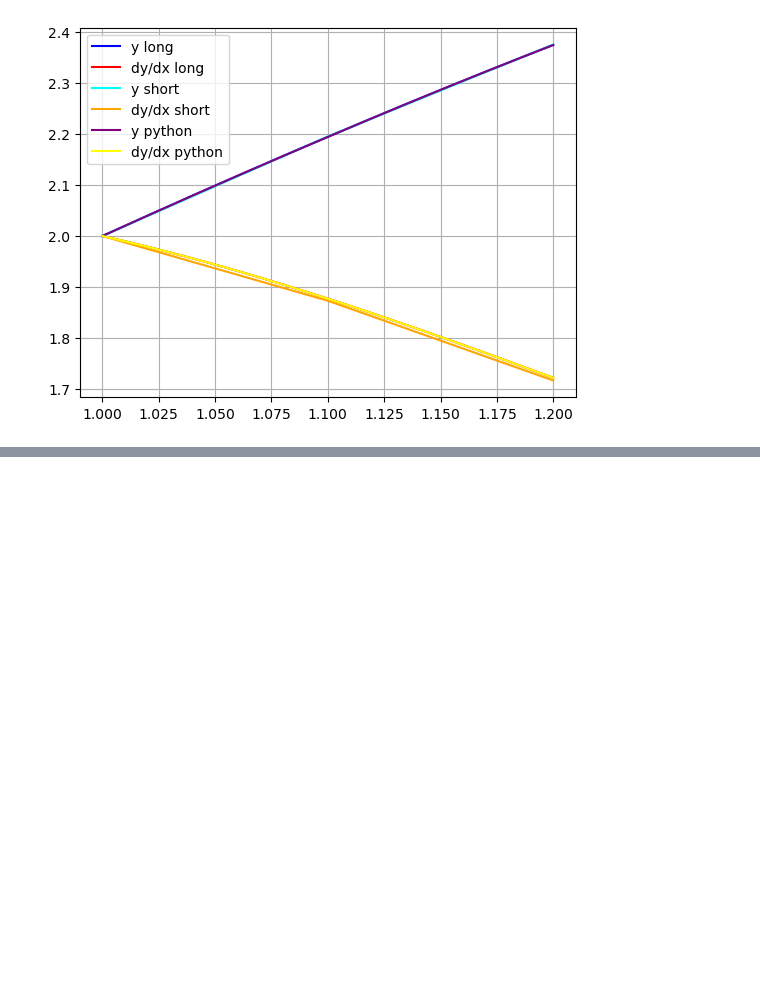
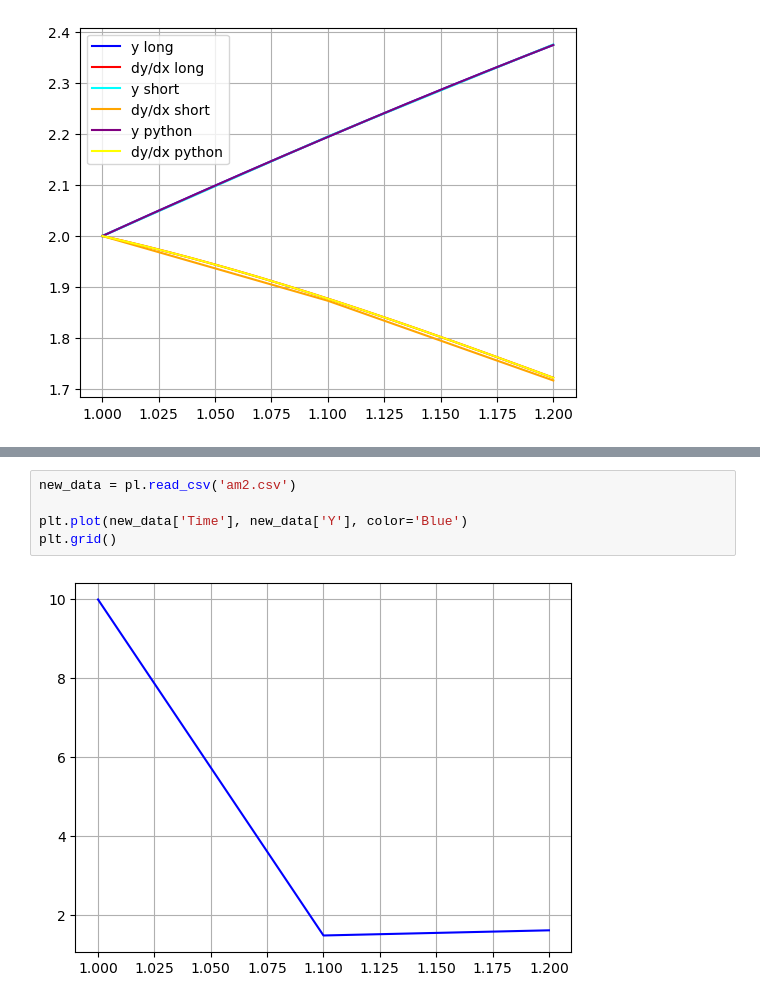
Before and after one commit to mcurrie99/currie-cfd, a Jupyter notebook: plots.ipynb, the cells around one changed output, grey strips where cells are left out. Saved outputs shown, nothing was run; the diff lists cells and outputs as text; blank space fills up the shorter version.

```diff
--- a/plots.ipynb
+++ b/plots.ipynb
@@ -86,0 +119,7 @@ plt.legend()
+# %%
+new_data = pl.read_csv('am2.csv')
+
+plt.plot(new_data['Time'], new_data['Y'], color='Blue')
+plt.grid()
+# %% [output]
+[figure, added]
```
Also changed, not shown: parts of 2 cells of this notebook, 5 other files.
